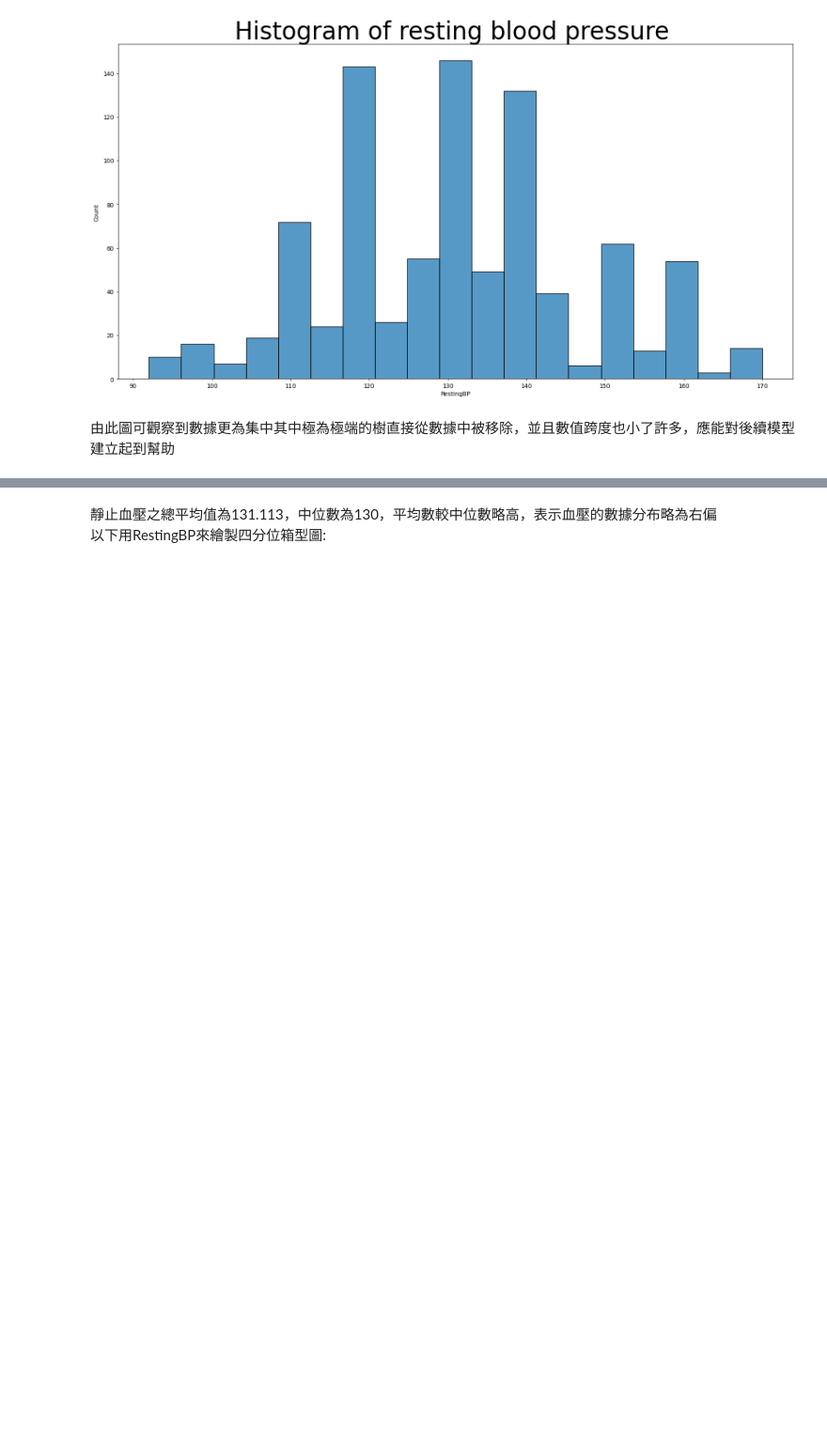
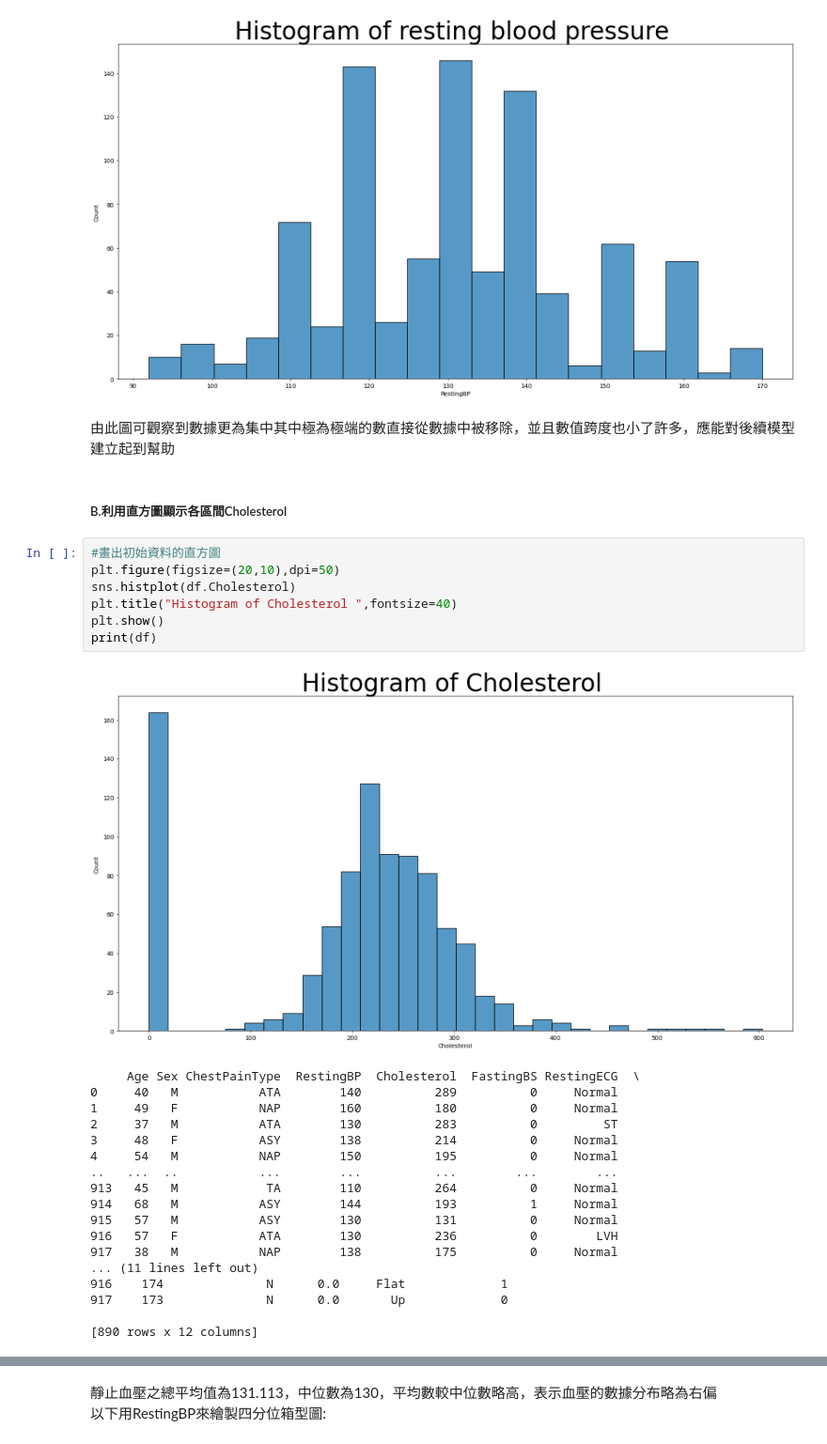
Before and after one commit to eric31512/ML_secondProject, a Jupyter notebook: main.ipynb, the cells around one changed output, grey strips where cells are left out. Shown at 94% size. Saved outputs shown, nothing was run; the diff lists cells and outputs as text; blank space fills up the shorter version.

```diff
--- a/main.ipynb
+++ b/main.ipynb
@@ -137,4 +137,32 @@ plt.show()
 # %% [output]
 [figure]
 # %% [markdown]
-由此圖可觀察到數據更為集中其中極為極端的樹直接從數據中被移除，並且數值跨度也小了許多，應能對後續模型建立起到幫助
+由此圖可觀察到數據更為集中其中極為極端的數直接從數據中被移除，並且數值跨度也小了許多，應能對後續模型建立起到幫助
+# %% [markdown]
+#####  B.利用直方圖顯示各區間Cholesterol
+# %%
+#畫出初始資料的直方圖
+plt.figure(figsize=(20,10),dpi=50)
+sns.histplot(df.Cholesterol)
+plt.title("Histogram of Cholesterol ",fontsize=40)
+plt.show()
+print(df)
+# %% [output]
+[figure, added]
+     Age Sex ChestPainType  RestingBP  Cholesterol  FastingBS RestingECG  \
+0     40   M           ATA        140          289          0     Normal
+1     49   F           NAP        160          180          0     Normal
+2     37   M           ATA        130          283          0         ST
+3     48   F           ASY        138          214          0     Normal
+4     54   M           NAP        150          195          0     Normal
+..   ...  ..           ...        ...          ...        ...        ...
+913   45   M            TA        110          264          0     Normal
+914   68   M           ASY        144          193          1     Normal
+915   57   M           ASY        130          131          0     Normal
+916   57   F           ATA        130          236          0        LVH
+917   38   M           NAP        138          175          0     Normal
+... (11 lines left out)
+916    174              N      0.0     Flat             1
+917    173              N      0.0       Up             0
+
+[890 rows x 12 columns]
```
Also changed, not shown: parts of 65 cells of this notebook, 3 other files.
